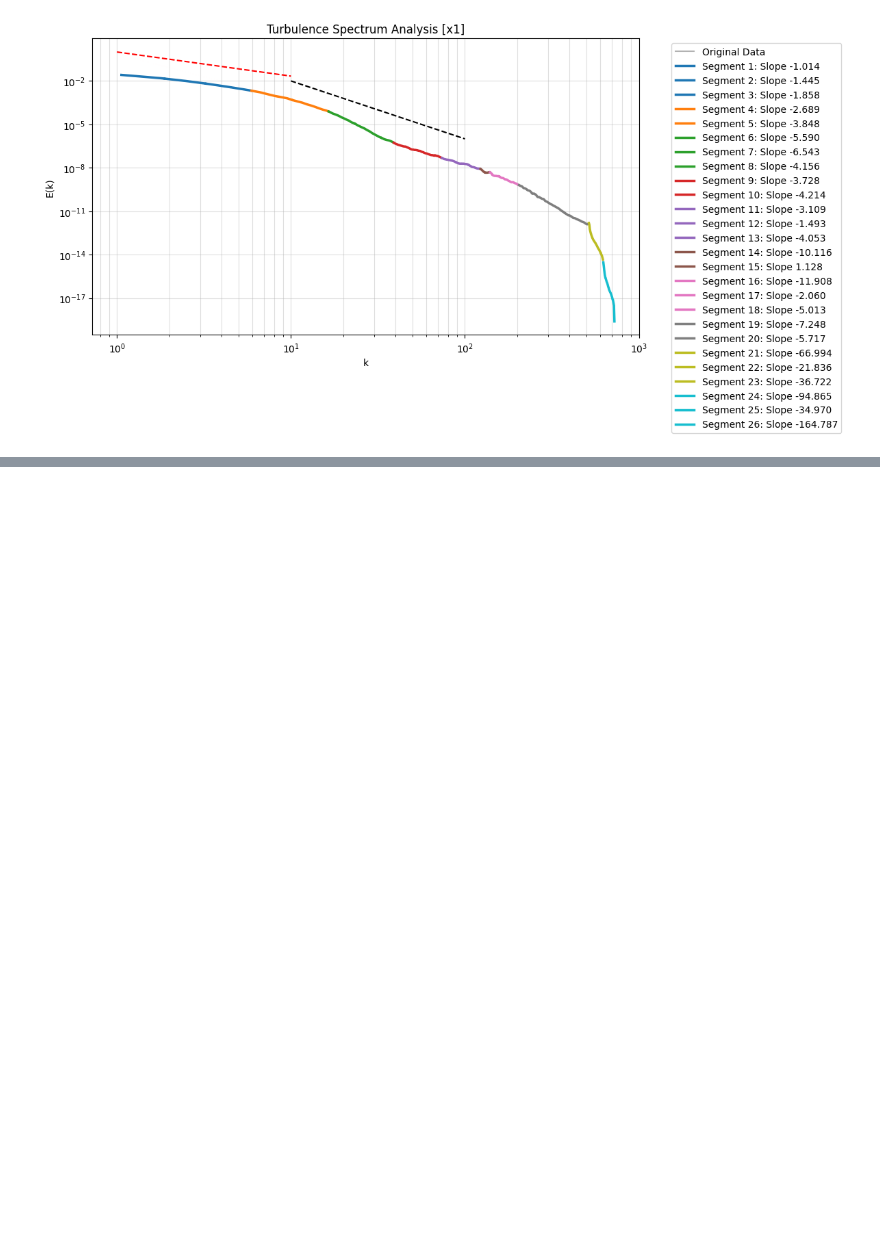
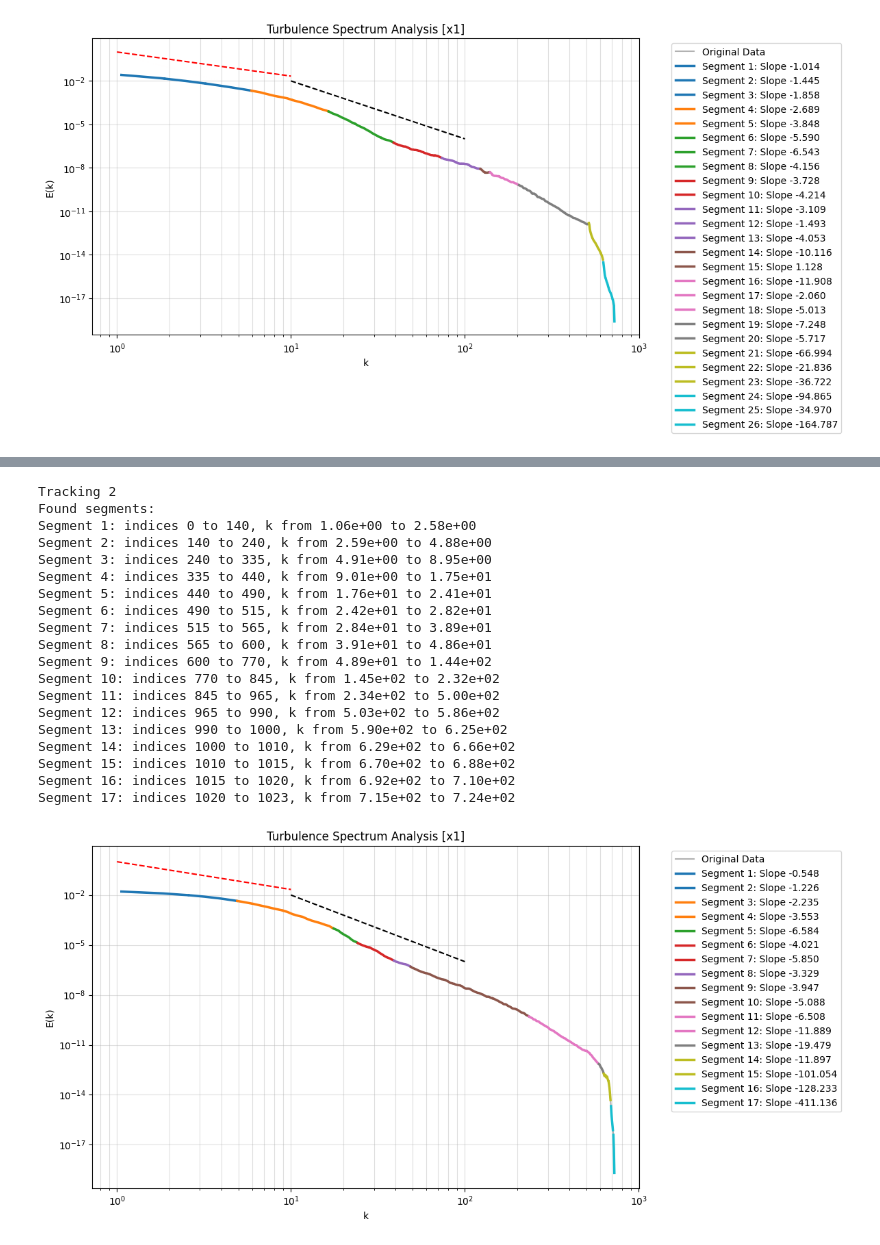
Before and after one commit to red1ithink/EnergySpectrum, a Jupyter notebook: tracking_range.ipynb, the cells around one changed output, grey strips where cells are left out. Cells and saved outputs as stored; diff of their text form; code cells hidden in the pictures; blank space fills up the shorter version.

```diff
--- a/tracking_range.ipynb
+++ b/tracking_range.ipynb
@@ -416,0 +407,25 @@ Segment 26: indices 1020 to 1024, k from 7.10e+02 to 7.24e+02
+# %%
+print('Tracking 2')
+tr.tracking2(file, 0.1, 'x1')
+compared_line()
+# %% [output]
+Tracking 2
+Found segments:
+Segment 1: indices 0 to 140, k from 1.06e+00 to 2.58e+00
+Segment 2: indices 140 to 240, k from 2.59e+00 to 4.88e+00
+Segment 3: indices 240 to 335, k from 4.91e+00 to 8.95e+00
+Segment 4: indices 335 to 440, k from 9.01e+00 to 1.75e+01
+Segment 5: indices 440 to 490, k from 1.76e+01 to 2.41e+01
+Segment 6: indices 490 to 515, k from 2.42e+01 to 2.82e+01
+Segment 7: indices 515 to 565, k from 2.84e+01 to 3.89e+01
+Segment 8: indices 565 to 600, k from 3.91e+01 to 4.86e+01
+Segment 9: indices 600 to 770, k from 4.89e+01 to 1.44e+02
+Segment 10: indices 770 to 845, k from 1.45e+02 to 2.32e+02
+Segment 11: indices 845 to 965, k from 2.34e+02 to 5.00e+02
+Segment 12: indices 965 to 990, k from 5.03e+02 to 5.86e+02
+Segment 13: indices 990 to 1000, k from 5.90e+02 to 6.25e+02
+Segment 14: indices 1000 to 1010, k from 6.29e+02 to 6.66e+02
+Segment 15: indices 1010 to 1015, k from 6.70e+02 to 6.88e+02
+Segment 16: indices 1015 to 1020, k from 6.92e+02 to 7.10e+02
+Segment 17: indices 1020 to 1023, k from 7.15e+02 to 7.24e+02
+[figure, added]
```
Also changed, not shown: parts of 3 cells of this notebook, 12 other files.
